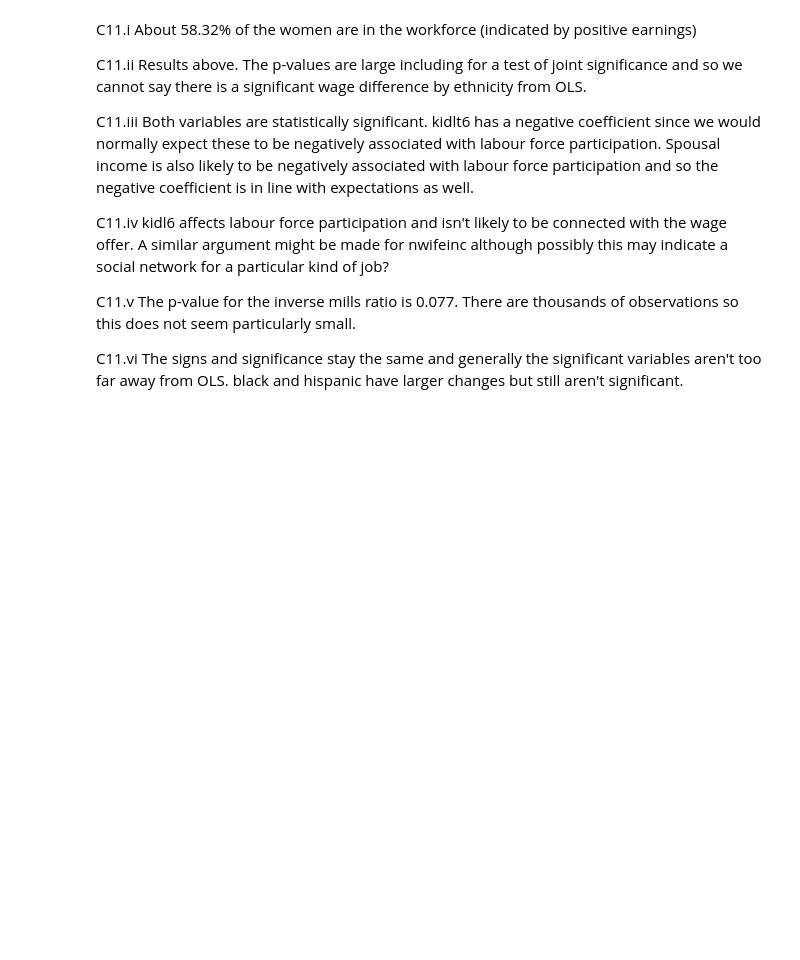
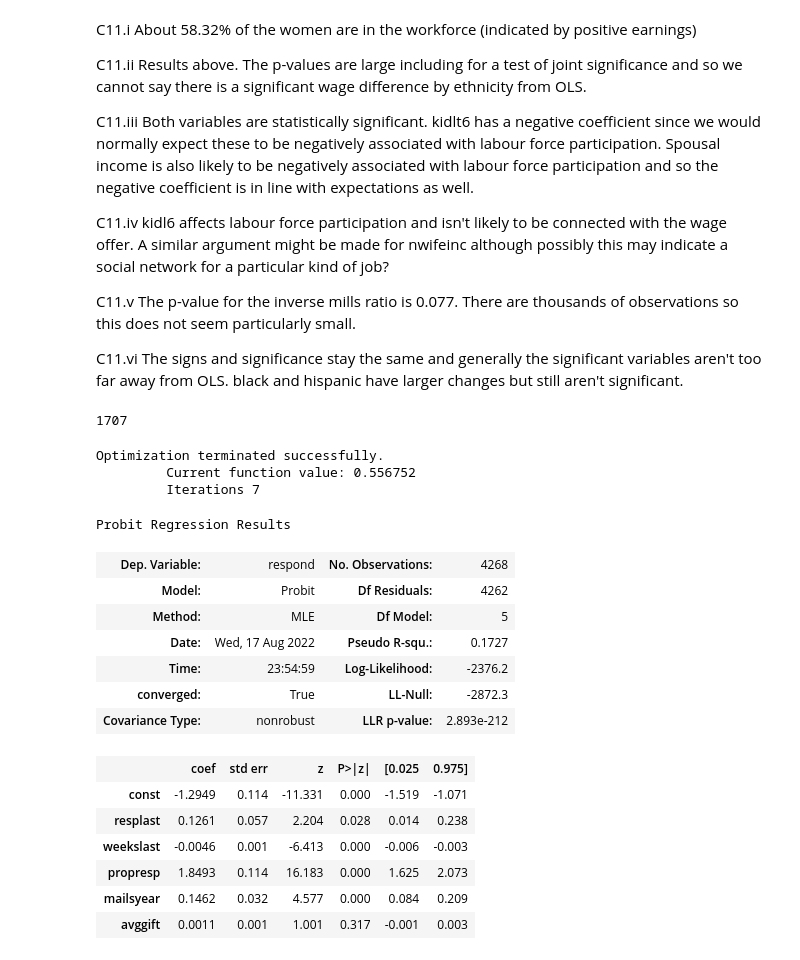
Before and after one commit to systemchalk/wooldridge_workbook, a Jupyter notebook: ch17.ipynb, the cells around one changed output. Saved outputs shown, nothing was run; the diff lists cells and outputs as text; code cells hidden in the pictures; blank space fills up the shorter version.

```diff
--- a/ch17.ipynb
+++ b/ch17.ipynb
@@ -1457,3 +1473,32 @@ C11.iv kidl6 affects labour force participation and isn't likely to be connected
 C11.v The p-value for the inverse mills ratio is 0.077. There are thousands of observations so this does not seem particularly small.
 
 C11.vi The signs and significance stay the same and generally the significant variables aren't too far away from OLS. black and hispanic have larger changes but still aren't significant.
+# %%
+# Exercise 12
+charity = pd.read_stata("./stata/charity.dta")
+charity.respond.sum()
+# %% [output]
+1707
+# %%
+X = sm.add_constant(charity[["resplast", "weekslast", "propresp", "mailsyear", "avggift"]])
+model = sm.Probit(charity.respond, X, missing="drop").fit()
+model.summary()
+# %% [output]
+Optimization terminated successfully.
+         Current function value: 0.556752
+         Iterations 7
+Probit Regression Results
+| Dep. Variable: | respond | No. Observations: | 4268 |
+| Model: | Probit | Df Residuals: | 4262 |
+| Method: | MLE | Df Model: | 5 |
+| Date: | Wed, 17 Aug 2022 | Pseudo R-squ.: | 0.1727 |
+| Time: | 23:54:59 | Log-Likelihood: | -2376.2 |
+| converged: | True | LL-Null: | -2872.3 |
+| Covariance Type: | nonrobust | LLR p-value: | 2.893e-212 |
+|  | coef | std err | z | P>|z| | [0.025 | 0.975] |
+| const | -1.2949 | 0.114 | -11.331 | 0.000 | -1.519 | -1.071 |
+| resplast | 0.1261 | 0.057 | 2.204 | 0.028 | 0.014 | 0.238 |
+| weekslast | -0.0046 | 0.001 | -6.413 | 0.000 | -0.006 | -0.003 |
+| propresp | 1.8493 | 0.114 | 16.183 | 0.000 | 1.625 | 2.073 |
+| mailsyear | 0.1462 | 0.032 | 4.577 | 0.000 | 0.084 | 0.209 |
+| avggift | 0.0011 | 0.001 | 1.001 | 0.317 | -0.001 | 0.003 |
```
Also changed, not shown: parts of 35 cells of this notebook.
